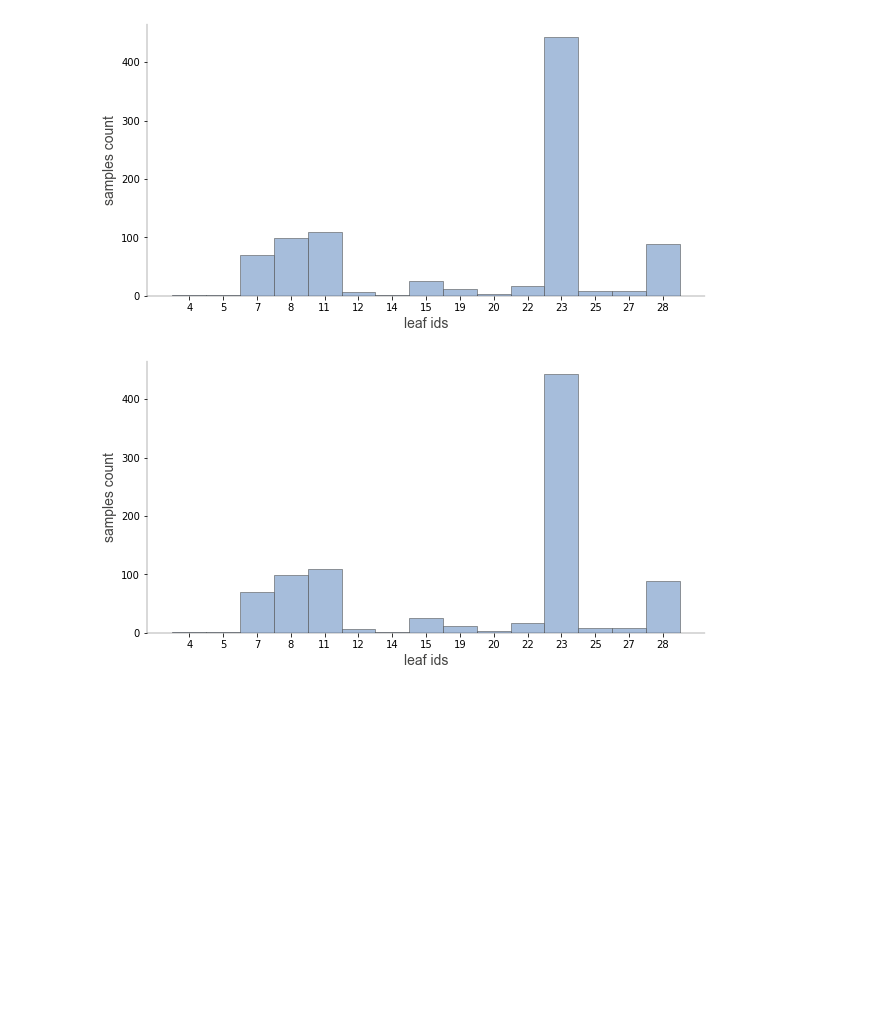
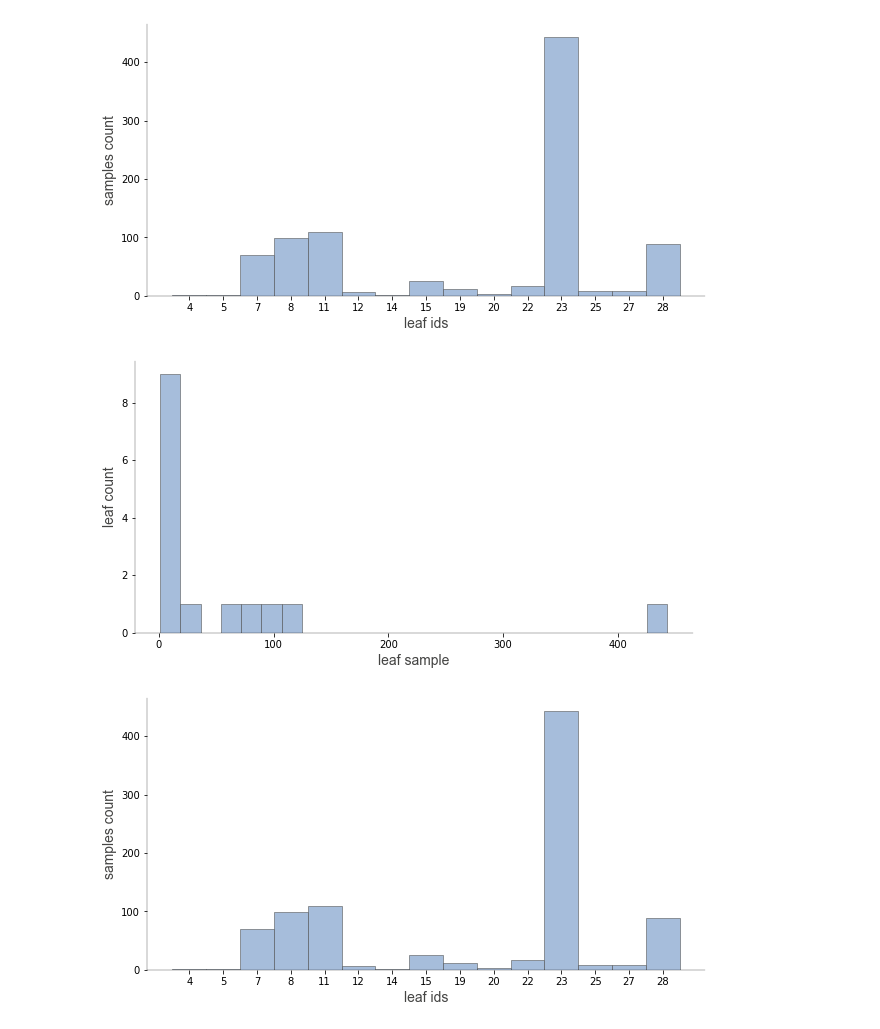
Before and after one commit to parrt/dtreeviz, a Jupyter notebook: notebooks/dtreeviz_sklearn_visualisations.ipynb, the cells around one changed output. Saved outputs shown, nothing was run; the diff lists cells and outputs as text; code cells hidden in the pictures; blank space fills up the shorter version.

```diff
--- a/notebooks/dtreeviz_sklearn_visualisations.ipynb
+++ b/notebooks/dtreeviz_sklearn_visualisations.ipynb
@@ -53,6 +56,10 @@ sk_dtree = ShadowSKDTree(tree_classifier, dataset[features], dataset[target], fe
 trees.viz_leaf_samples(tree_classifier, dataset[features], features)
 # %% [output]
 [figure]
+# %%
+trees.viz_leaf_samples(tree_classifier, dataset[features], features, display_type="hist", bins=25)
+# %% [output]
+[figure, added]
 # %%
 trees.viz_leaf_samples(sk_dtree)
 # %% [output]
```
Also changed, not shown: parts of 1 cell of this notebook, 5 other files.
